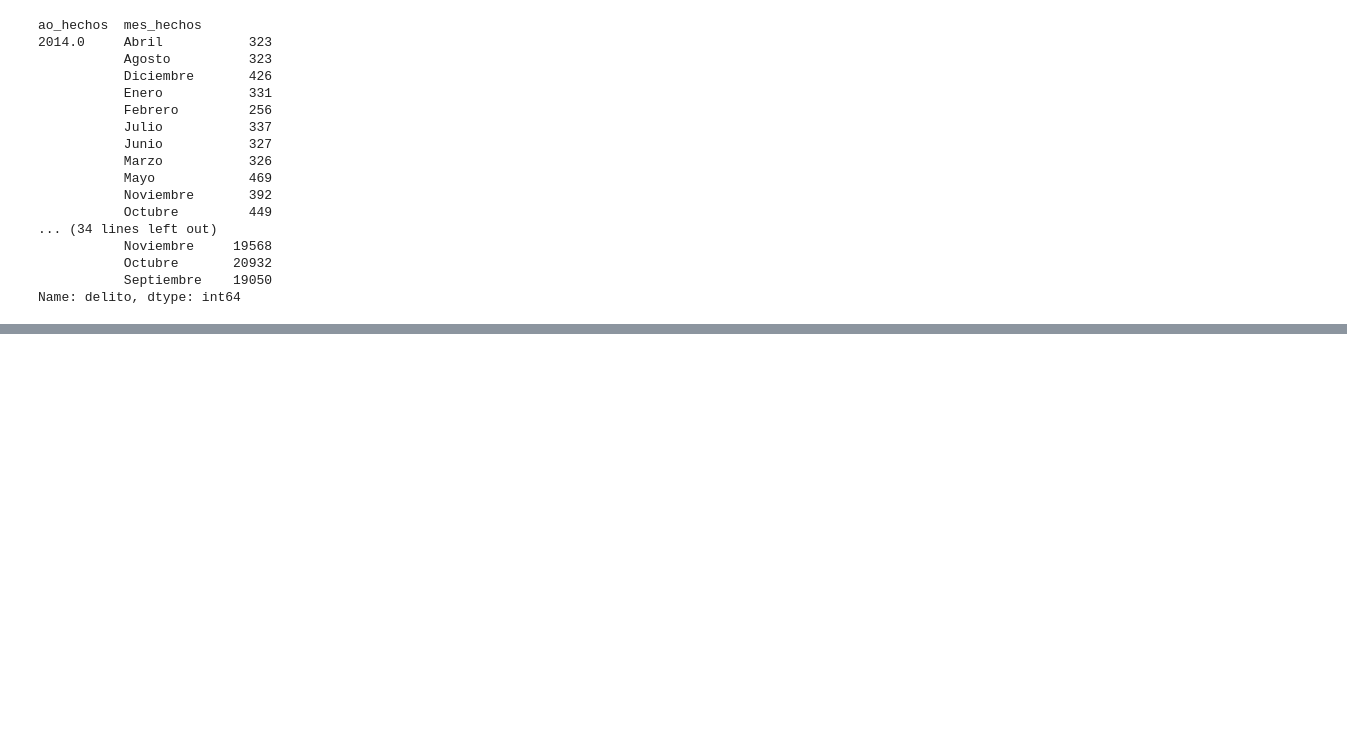
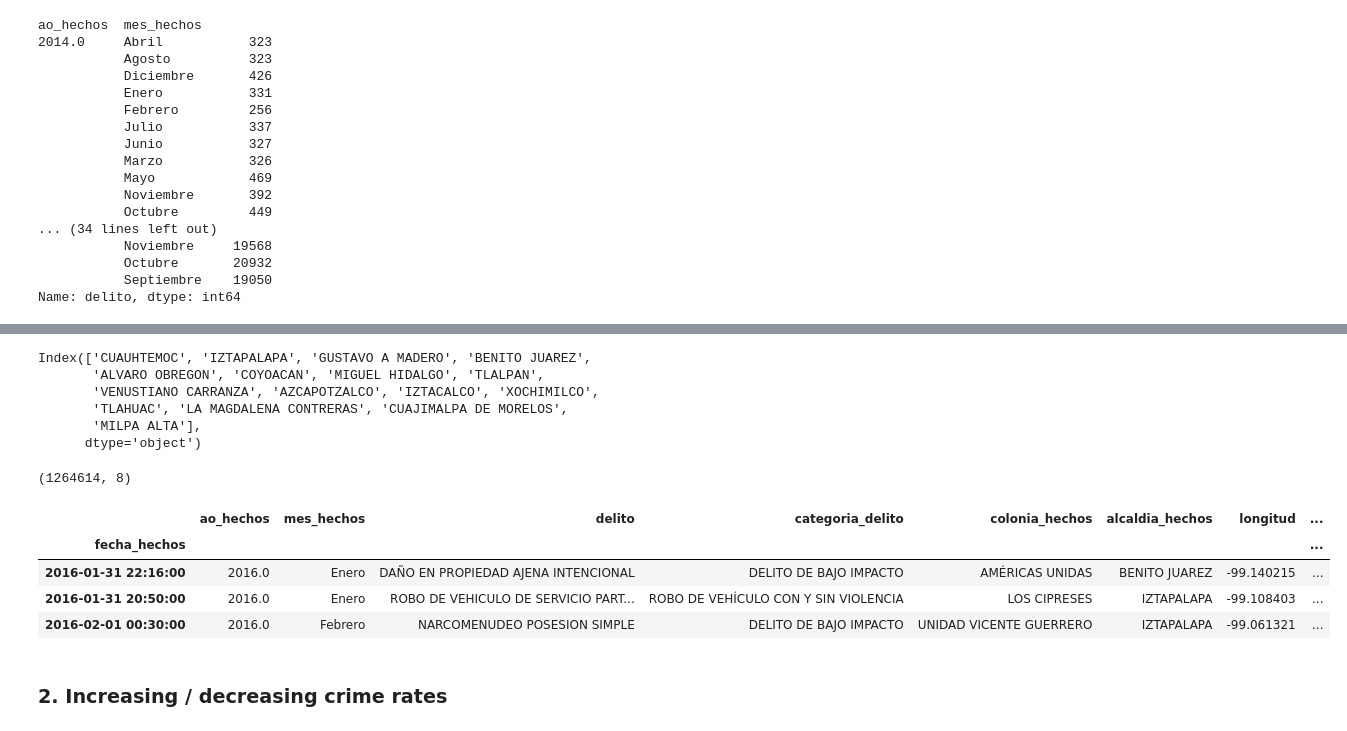
Before and after one commit to rperezme-data/Crime-Analysis-CDMX, a Jupyter notebook: CDMX Crime Exploratory Analysis.ipynb, the cells around one changed output, grey strips where cells are left out. Saved outputs shown, nothing was run; the diff lists cells and outputs as text; code cells hidden in the pictures; blank space fills up the shorter version.

Commit message:
Crime Rates

```diff
--- a/CDMX Crime Exploratory Analysis.ipynb
+++ b/CDMX Crime Exploratory Analysis.ipynb
@@ -251,0 +271,6 @@ Name: delito, dtype: int64
+# %%
+## Convert timestamp to datetimeindex
+FGJ_clean['fecha_hechos'] = pd.to_datetime(FGJ_clean.fecha_hechos.values)
+# %%
+## Set datetimeindex
+FGJ_clean.set_index('fecha_hechos', inplace=True)
@@ -251,0 +299,26 @@ Name: delito, dtype: int64
+# %%
+## Get alcaldias list
+alcaldias_list = FGJ_clean.alcaldia_hechos.value_counts().head(16).index
+alcaldias_list
+# %% [output]
+Index(['CUAUHTEMOC', 'IZTAPALAPA', 'GUSTAVO A MADERO', 'BENITO JUAREZ',
+       'ALVARO OBREGON', 'COYOACAN', 'MIGUEL HIDALGO', 'TLALPAN',
+       'VENUSTIANO CARRANZA', 'AZCAPOTZALCO', 'IZTACALCO', 'XOCHIMILCO',
+       'TLAHUAC', 'LA MAGDALENA CONTRERAS', 'CUAJIMALPA DE MORELOS',
+       'MILPA ALTA'],
+      dtype='object')
+# %%
+## Filter by alcaldias list
+FGJ_alcaldias = FGJ_clean.loc[FGJ_clean['alcaldia_hechos'].isin(alcaldias_list)]
+# %%
+print(FGJ_alcaldias.shape)
+FGJ_alcaldias.head(3)
+# %% [output]
+(1264614, 8)
+|  | ao_hechos | mes_hechos | delito | categoria_delito | colonia_hechos | alcaldia_hechos | longitud | ... |
+| fecha_hechos |  |  |  |  |  |  |  | ... |
+| 2016-01-31 22:16:00 | 2016.0 | Enero | DAÑO EN PROPIEDAD AJENA INTENCIONAL | DELITO DE BAJO IMPACTO | AMÉRICAS UNIDAS | BENITO JUAREZ | -99.140215 | ... |
+| 2016-01-31 20:50:00 | 2016.0 | Enero | ROBO DE VEHICULO DE SERVICIO PART... | ROBO DE VEHÍCULO CON Y SIN VIOLENCIA | LOS CIPRESES | IZTAPALAPA | -99.108403 | ... |
+| 2016-02-01 00:30:00 | 2016.0 | Febrero | NARCOMENUDEO POSESION SIMPLE | DELITO DE BAJO IMPACTO | UNIDAD VICENTE GUERRERO | IZTAPALAPA | -99.061321 | ... |
+# %% [markdown]
+### 2. Increasing / decreasing crime rates
```
Also changed, not shown: parts of 24 cells of this notebook.
